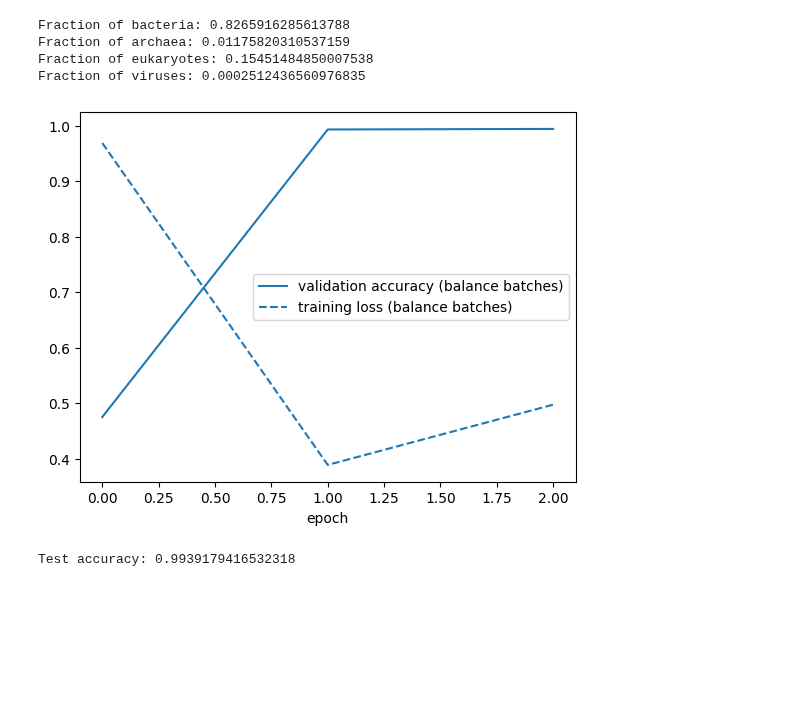
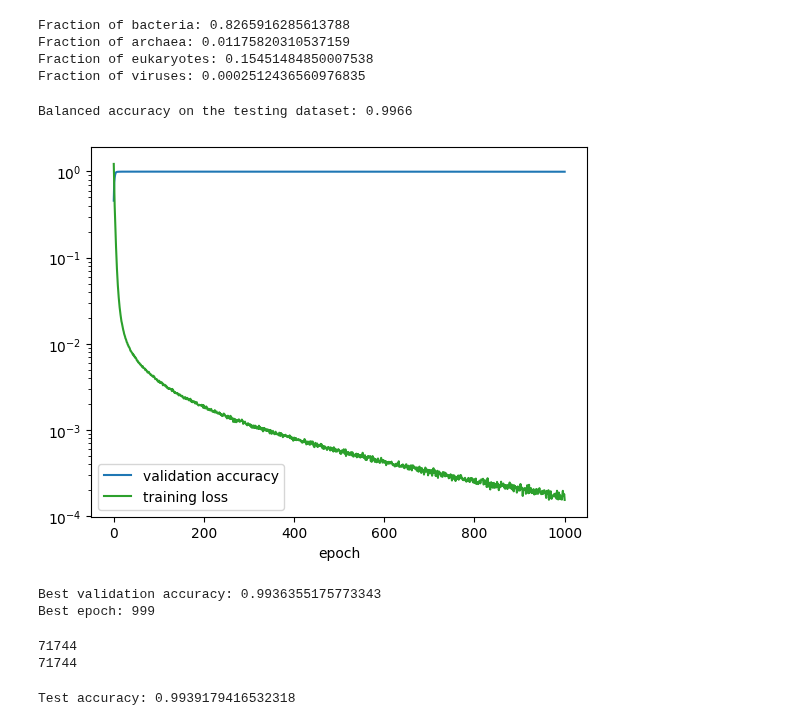
Before and after one commit to pipparichter/selenobot, a Jupyter notebook: notebooks/sandbox.ipynb, the cells around one changed output. Cells and saved outputs as stored; diff of their text form; code cells hidden in the pictures; blank space fills up the shorter version.

```diff
--- a/notebooks/sandbox.ipynb
+++ b/notebooks/sandbox.ipynb
@@ -410,23 +413,35 @@ Fraction of archaea: 0.01175820310537159
 Fraction of eukaryotes: 0.15451484850007538
 Fraction of viruses: 0.0002512436560976835
 # %%
-model = Classifier.load(os.path.join(MODELS_DIR, 'model.pkl'))
+model = Classifier.load(os.path.join(MODELS_DIR, 'model_epochs_1000_lr_e8.pkl'))
 fig, ax = plt.subplots()
 ax.plot(np.arange(len(model.val_accs)), model.val_accs, c='tab:blue')
-ax.plot(np.arange(len(model.train_losses)), model.train_losses, c='tab:blue', ls='--')
-# ax.plot(np.arange(len(model_bb.val_accs)), model_bb.val_accs, c='tab:red')
-# ax.plot(np.arange(len(model_bb.train_losses)), model_bb.train_losses, c='tab:red', ls='--')
+ax.plot(np.arange(len(model.train_losses)), model.train_losses, c='tab:green') # , ls='--')
+
+test_dataset = Dataset.from_hdf(os.path.join(DATA_DIR, 'test.h5'))
+predictions = model.predict(test_dataset).ravel()
+test_acc = balanced_accuracy_score(test_dataset.labels.numpy(), predictions)
+print('Balanced accuracy on the testing dataset:', np.round(test_acc, 4))
+
 
 ax.set_xlabel('epoch')
-
-ax.legend(['validation accuracy (balance batches)', 'training loss (balance batches)',])
-# ax.legend(['validation accuracy (weighted)', 'training loss (weighted)', 'validation accuracy (balance batches)', 'training loss (balance batches)',])
+ax.legend(['validation accuracy', 'training loss',])
+ax.set_yscale('log')
 plt.show()
 
-# print('Best validation accuracy:', model.val_accs[model.best_epoch])
-# print('Best epoch:', model.best_epoch)
+print('Best validation accuracy:', model.val_accs[model.best_epoch])
+print('Best epoch:', model.best_epoch)
 # %% [output]
+Balanced accuracy on the testing dataset: 0.9966
-[figure, old version]
+[figure, new version]
+Best validation accuracy: 0.9936355175773343
+Best epoch: 999
+# %%
+print(len(test_dataset.labels))
+print(len(predictions.ravel()))
+# %% [output]
+71744
+71744
 # %%
 test_dataset = Dataset.from_hdf(os.path.join(DATA_DIR, 'test.h5'))
 test_predictions = model.predict(test_dataset)
```
Also changed, not shown: parts of 7 cells of this notebook, 6 other files.
